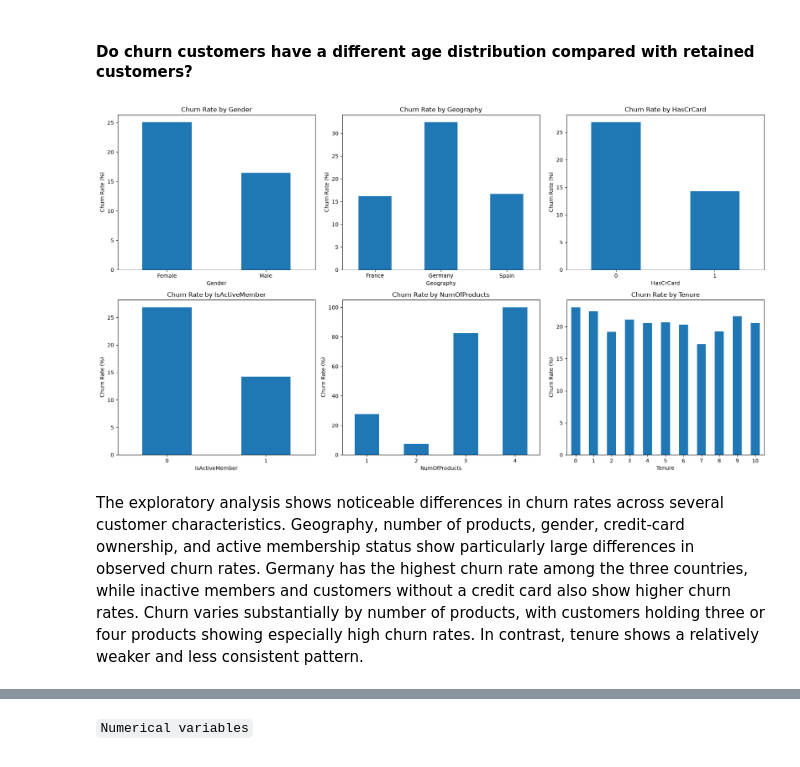
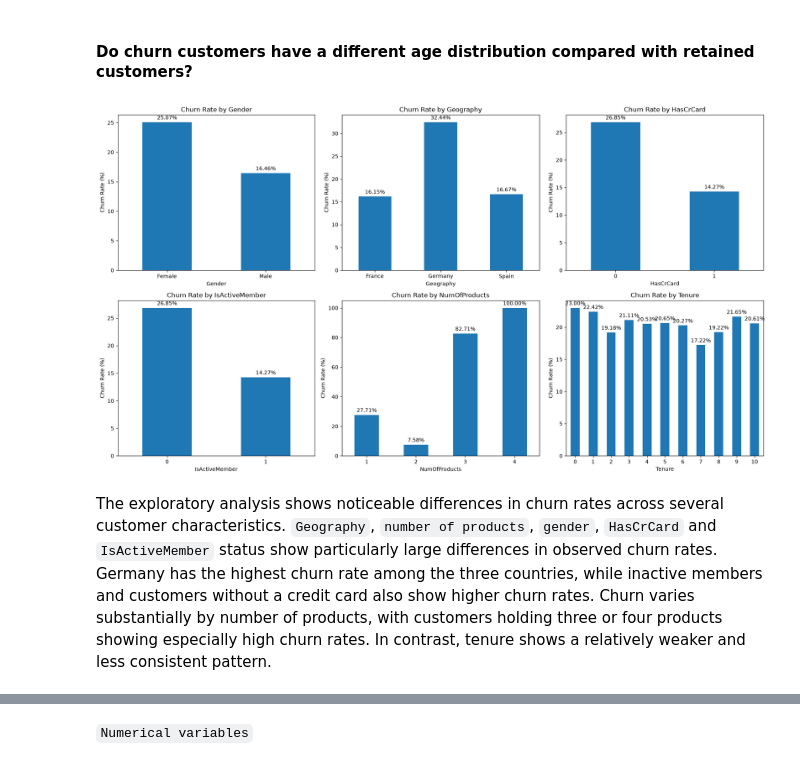
Before and after one commit to ppthanhtuyen-create/bank-customer-churn-analysis, a Jupyter notebook: data_understanding.ipynb, the cells around one changed output, grey strips where cells are left out. Drawn from its saved outputs; the diff is of its cells as text; code cells hidden in the pictures.

```diff
--- a/data_understanding.ipynb
+++ b/data_understanding.ipynb
@@ -1207,33 +1259,40 @@ categorical_vars = [
     "Geography",
     "HasCrCard",
     "IsActiveMember",
     "NumOfProducts",
     "Tenure"
 ]
 
 fig, axes = plt.subplots(2, 3, figsize=(18, 10))
 
 for ax, col in zip(axes.flat, categorical_vars):
 
     churn_rate = (
         df_merged.groupby(col)["Exited"]
         .mean()
         .mul(100)
     )
 
     churn_rate.plot(
         kind="bar",
         ax=ax
     )
+    # add specified values
+    for container in ax.containers:
+        ax.bar_label(
+            container,
+            fmt="%.2f%%",
+            padding=3
+        )
 
     ax.set_title(f"Churn Rate by {col}")
     ax.set_xlabel(col)
     ax.set_ylabel("Churn Rate (%)")
     ax.tick_params(axis="x", rotation=0)
 
 plt.tight_layout()
 plt.show()
 # %% [output]
-[figure, old version]
+[figure, new version]
 # %% [markdown]
-The exploratory analysis shows noticeable differences in churn rates across several customer characteristics. Geography, number of products, gender, credit-card ownership, and active membership status show particularly large differences in observed churn rates. Germany has the highest churn rate among the three countries, while inactive members and customers without a credit card also show higher churn rates. Churn varies substantially by number of products, with customers holding three or four products showing especially high churn rates. In contrast, tenure shows a relatively weaker and less consistent pattern.
+The exploratory analysis shows noticeable differences in churn rates across several customer characteristics. `Geography`, `number of products`, `gender`, `HasCrCard` and `IsActiveMember` status show particularly large differences in observed churn rates. Germany has the highest churn rate among the three countries, while inactive members and customers without a credit card also show higher churn rates. Churn varies substantially by number of products, with customers holding three or four products showing especially high churn rates. In contrast, tenure shows a relatively weaker and less consistent pattern.
```
Also changed, not shown: parts of 25 cells of this notebook, 1 other file.
